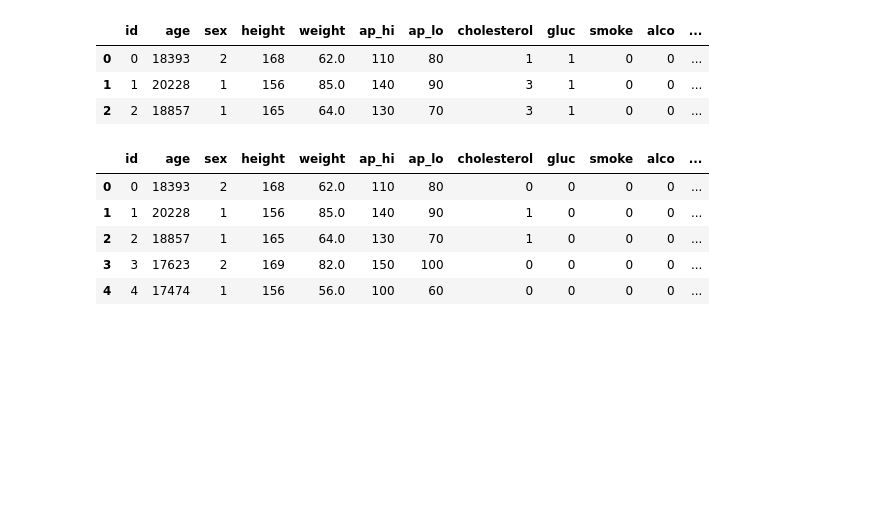
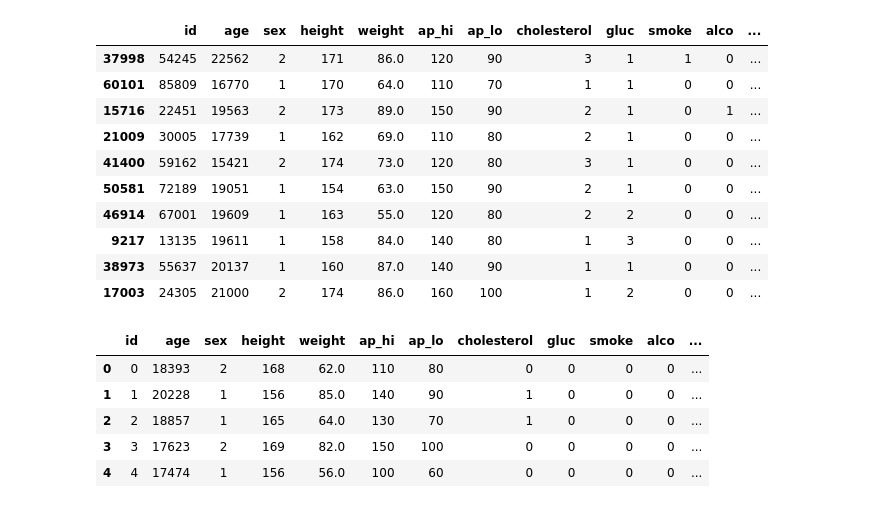
Before and after one commit to cruzcyn/Medical-Data-Visualizer, a Jupyter notebook: notebook.ipynb, the cells around one changed output. Saved outputs shown, nothing was run; the diff lists cells and outputs as text; code cells hidden in the pictures; blank space fills up the shorter version.

```diff
--- a/notebook.ipynb
+++ b/notebook.ipynb
@@ -63,12 +17,19 @@ df.describe()
 # %%
 # Add overweight column
-bmi_calc = round(df.weight/(df.height**2), 1)
+bmi_calc = round(df.weight/((df.height/100)**2), 1)
 df['overweight'] = np.where(bmi_calc > 25, 1, 0)
 
-df.head(3)
+df.sample(10)
 # %% [output]
 |  | id | age | sex | height | weight | ap_hi | ap_lo | cholesterol | gluc | smoke | alco | ... |
-| 0 | 0 | 18393 | 2 | 168 | 62.0 | 110 | 80 | 1 | 1 | 0 | 0 | ... |
-| 1 | 1 | 20228 | 1 | 156 | 85.0 | 140 | 90 | 3 | 1 | 0 | 0 | ... |
-| 2 | 2 | 18857 | 1 | 165 | 64.0 | 130 | 70 | 3 | 1 | 0 | 0 | ... |
+| 37998 | 54245 | 22562 | 2 | 171 | 86.0 | 120 | 90 | 3 | 1 | 1 | 0 | ... |
+| 60101 | 85809 | 16770 | 1 | 170 | 64.0 | 110 | 70 | 1 | 1 | 0 | 0 | ... |
+| 15716 | 22451 | 19563 | 2 | 173 | 89.0 | 150 | 90 | 2 | 1 | 0 | 1 | ... |
+| 21009 | 30005 | 17739 | 1 | 162 | 69.0 | 110 | 80 | 2 | 1 | 0 | 0 | ... |
+| 41400 | 59162 | 15421 | 2 | 174 | 73.0 | 120 | 80 | 3 | 1 | 0 | 0 | ... |
+| 50581 | 72189 | 19051 | 1 | 154 | 63.0 | 150 | 90 | 2 | 1 | 0 | 0 | ... |
+| 46914 | 67001 | 19609 | 1 | 163 | 55.0 | 120 | 80 | 2 | 2 | 0 | 0 | ... |
+| 9217 | 13135 | 19611 | 1 | 158 | 84.0 | 140 | 80 | 1 | 3 | 0 | 0 | ... |
+| 38973 | 55637 | 20137 | 1 | 160 | 87.0 | 140 | 90 | 1 | 1 | 0 | 0 | ... |
+| 17003 | 24305 | 21000 | 2 | 174 | 86.0 | 160 | 100 | 1 | 2 | 0 | 0 | ... |
 # %%
```
Also changed, not shown: parts of 8 cells of this notebook, 1 other file.
